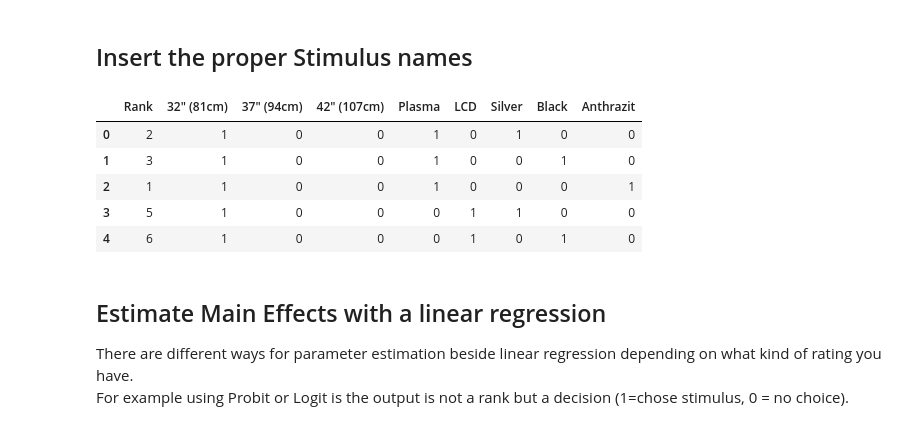
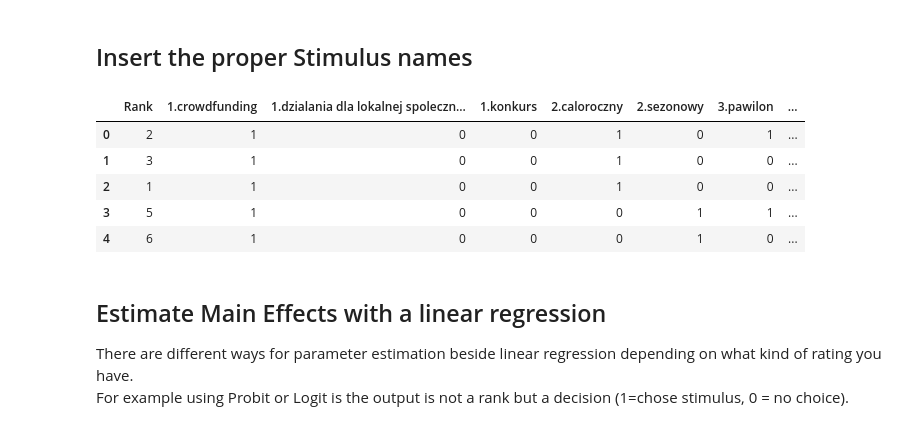
Before and after one commit to JanisIranee/Traditional-Conjoint-Analysis-with-Python, a Jupyter notebook: Traditional Conjoint Analyse.ipynb, the cells around one changed output. Cells and saved outputs as stored; diff of their text form; code cells hidden in the pictures.

Commit message:
My version of conjoint

```diff
--- a/Traditional Conjoint Analyse.ipynb
+++ b/Traditional Conjoint Analyse.ipynb
@@ -2,7 +2,7 @@
 import numpy as np
 import pandas as pd
 # %%
-caInputeDF = pd.read_csv("ConjointInput.csv", sep = ";")
+new_place_data = pd.read_csv("ConjointInput.csv", sep = ";")
 # %% [markdown]
 Input = a ranking of 3 different features (TV Size, TV Type, TV Color) with 3(32",37",42")<br>
 , 2 (LCD, Plasma), 3(Black, Silver, Anthrazit) different stimuli types.
@@ -46,0 +38,13 @@ for index, row in caInputeDF.iterrows():
+# %%
+def matrix_mapping(data,variable):
+    if str(variable) in data.Stimulus:
+        return 1
+    else: return 0
+
+parse_columns=["A1", "A2", "A3","B1","B2", "C1", "C2","C3"]
+for column in parse_columns:
+    new_place_data[column] = new_place_data.apply(lambda s: matrix_mapping(s, column), axis=1)
+
+
+#new_place_data.drop('Stimulus', inplace=True, axis=1)
+new_place_data
@@ -46,0 +69,3 @@ for index, row in caInputeDF.iterrows():
+# %%
+final_table = new_place_data.drop('Stimulus', axis=1)
+final_table
@@ -57,21 +100,21 @@ ConjointDummyDF.head()
 ## Insert the proper Stimulus names
 # %%
 fullNames = {"Rank":"Rank", \
-           "A1": "32\" (81cm)","A2": "37\" (94cm)","A3": "42\" (107cm)", \
-          "B1": "Plasma", "B2":"LCD", \
-           "C1":"Silver", "C2":"Black", "C3": "Anthrazit",\
+           "A1": "1.crowdfunding","A2": "1.dzialania dla lokalnej spolecznosci","A3": "1.konkurs", \
+          "B1": "2.caloroczny", "B2":"2.sezonowy", \
+           "C1":"3.pawilon", "C2":"3.plac zabaw", "C3": "3.biuro",\
           }
 
-ConjointDummyDF.rename(columns=fullNames, inplace=True)
+final_table.rename(columns=fullNames, inplace=True)
 # %%
-ConjointDummyDF.head()
+final_table.head()
 # %% [output]
-|  | Rank | 32" (81cm) | 37" (94cm) | 42" (107cm) | Plasma | LCD | Silver | Black | Anthrazit |
-| 0 | 2 | 1 | 0 | 0 | 1 | 0 | 1 | 0 | 0 |
-| 1 | 3 | 1 | 0 | 0 | 1 | 0 | 0 | 1 | 0 |
-| 2 | 1 | 1 | 0 | 0 | 1 | 0 | 0 | 0 | 1 |
-| 3 | 5 | 1 | 0 | 0 | 0 | 1 | 1 | 0 | 0 |
-| 4 | 6 | 1 | 0 | 0 | 0 | 1 | 0 | 1 | 0 |
+|  | Rank | 1.crowdfunding | 1.dzialania dla lokalnej spoleczn... | 1.konkurs | 2.caloroczny | 2.sezonowy | 3.pawilon | ... |
+| 0 | 2 | 1 | 0 | 0 | 1 | 0 | 1 | ... |
+| 1 | 3 | 1 | 0 | 0 | 1 | 0 | 0 | ... |
+| 2 | 1 | 1 | 0 | 0 | 1 | 0 | 0 | ... |
+| 3 | 5 | 1 | 0 | 0 | 0 | 1 | 1 | ... |
+| 4 | 6 | 1 | 0 | 0 | 0 | 1 | 0 | ... |
 # %% [markdown]
 ## Estimate Main Effects with a linear regression
 <p>
```
Also changed, not shown: parts of 14 cells of this notebook.
